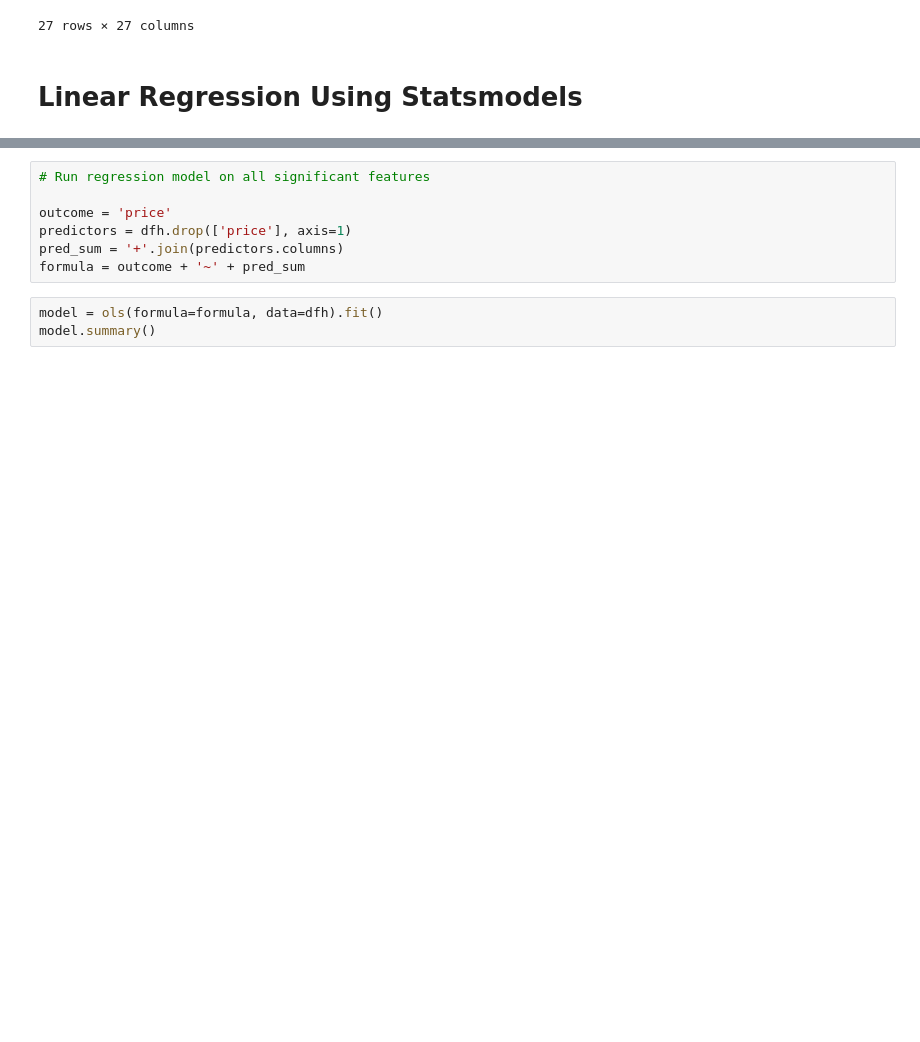
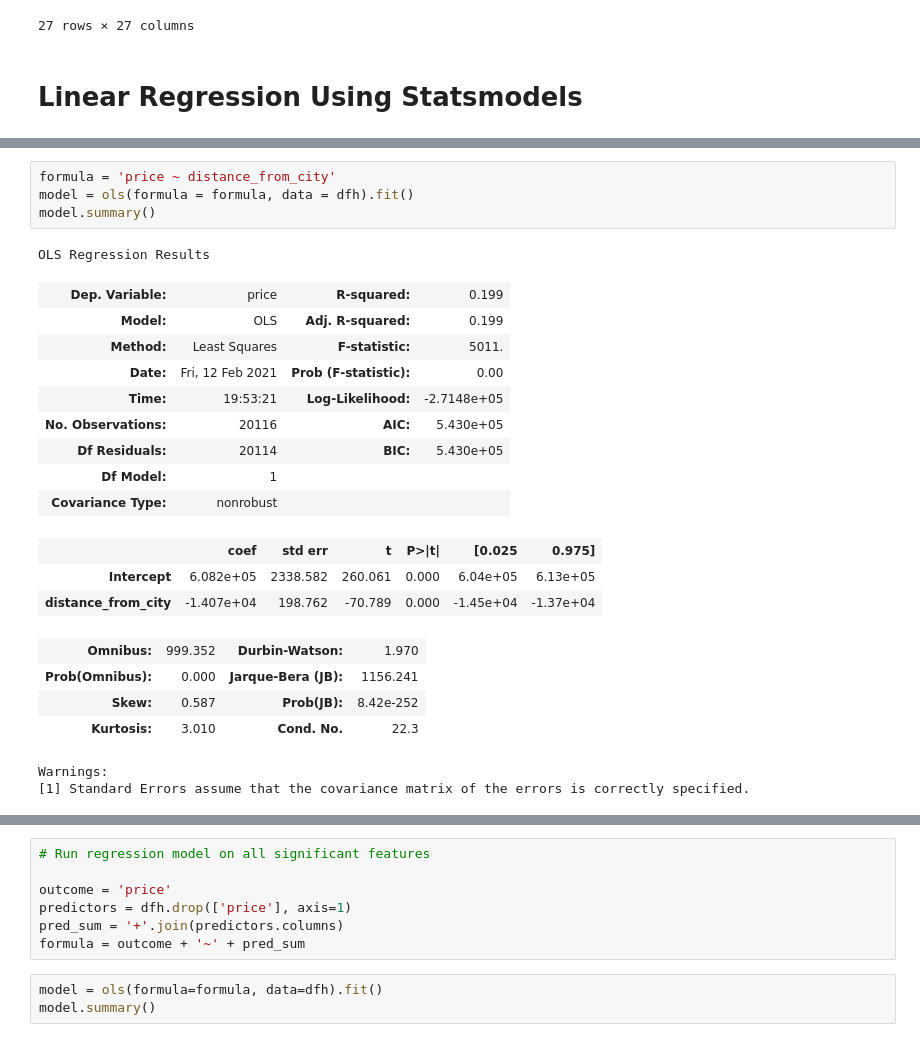
Before and after one commit to joshblumer/dsc-mod-2-project-v2-1-online-ds-sp-000, a Jupyter notebook: Modeling.ipynb, the cells around one changed output, grey strips where cells are left out. Drawn from its saved outputs; the diff is of its cells as text; blank space fills up the shorter version.

```diff
--- a/Modeling.ipynb
+++ b/Modeling.ipynb
@@ -94,3 +96,27 @@ OLS Regression Results
 | Kurtosis: | 3.175 | Cond. No. | 57.6 |
 Warnings:
 [1] Standard Errors assume that the covariance matrix of the errors is correctly specified.
+# %%
+formula = 'price ~ distance_from_city'
+model = ols(formula = formula, data = dfh).fit()
+model.summary()
+# %% [output]
+OLS Regression Results
+| Dep. Variable: | price | R-squared: | 0.199 |
+| Model: | OLS | Adj. R-squared: | 0.199 |
+| Method: | Least Squares | F-statistic: | 5011. |
+| Date: | Fri, 12 Feb 2021 | Prob (F-statistic): | 0.00 |
+| Time: | 19:53:21 | Log-Likelihood: | -2.7148e+05 |
+| No. Observations: | 20116 | AIC: | 5.430e+05 |
+| Df Residuals: | 20114 | BIC: | 5.430e+05 |
+| Df Model: | 1 |  |  |
+| Covariance Type: | nonrobust |  |  |
+|  | coef | std err | t | P>|t| | [0.025 | 0.975] |
+| Intercept | 6.082e+05 | 2338.582 | 260.061 | 0.000 | 6.04e+05 | 6.13e+05 |
+| distance_from_city | -1.407e+04 | 198.762 | -70.789 | 0.000 | -1.45e+04 | -1.37e+04 |
+| Omnibus: | 999.352 | Durbin-Watson: | 1.970 |
+| Prob(Omnibus): | 0.000 | Jarque-Bera (JB): | 1156.241 |
+| Skew: | 0.587 | Prob(JB): | 8.42e-252 |
+| Kurtosis: | 3.010 | Cond. No. | 22.3 |
+Warnings:
+[1] Standard Errors assume that the covariance matrix of the errors is correctly specified.
```
Also changed, not shown: parts of 30 cells of this notebook, 1 other file.
